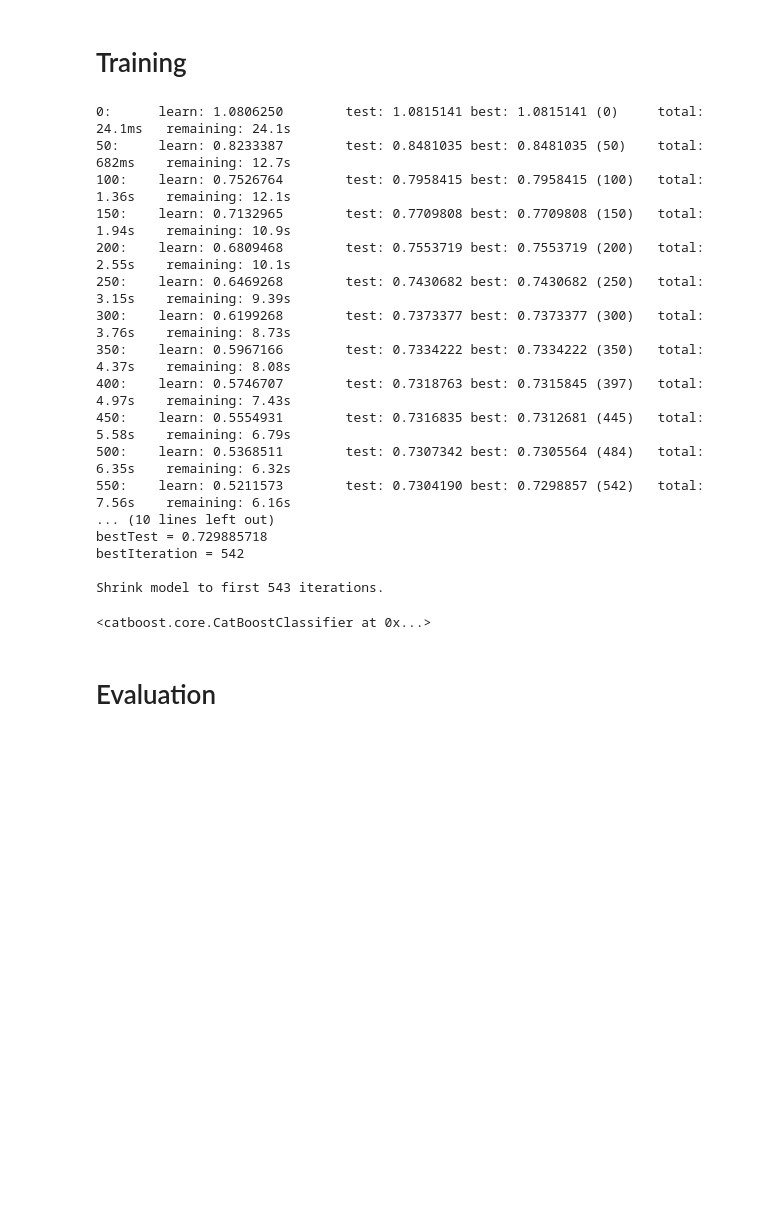
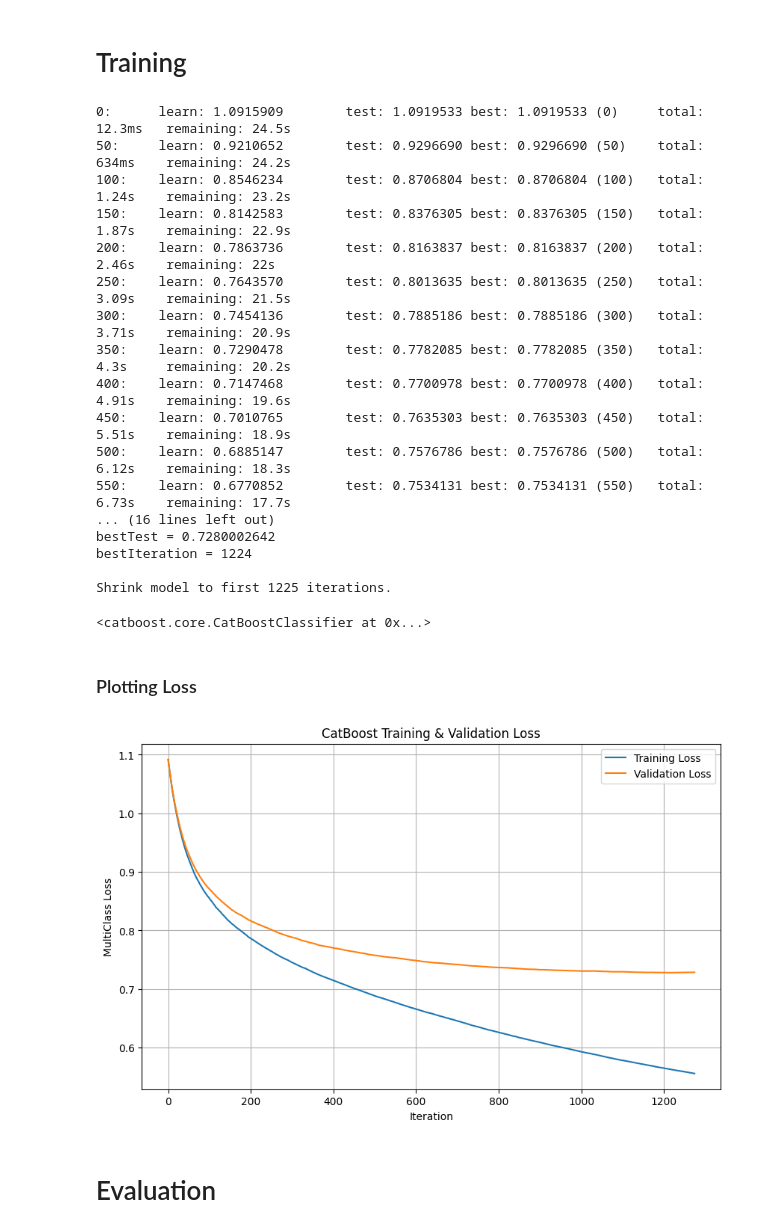
Before and after one commit to Venura-Shiromal/NASA-Space-Apps-2025, a Jupyter notebook: TOI_ClassificationModel.ipynb, the cells around one changed output. Drawn from its saved outputs; the diff is of its cells as text; code cells hidden in the pictures; blank space fills up the shorter version.

```diff
--- a/TOI_ClassificationModel.ipynb
+++ b/TOI_ClassificationModel.ipynb
@@ -114,9 +114,9 @@ class_weights = dict(zip(classes, weights))
 # %% [markdown]
 ### Parameters
 # %%
-max_ite = 1000
+max_ite = 2000
 dep = 6
-l_rate = 0.05
+l_rate = 0.02
 # %%
 model = CatBoostClassifier(
     iterations=max_ite,
@@ -124,6 +124,8 @@ model = CatBoostClassifier(
     learning_rate=l_rate,
     loss_function="MultiClass",
     eval_metric="MultiClass",
+    l2_leaf_reg=5,
+    early_stopping_rounds=50,
     random_seed=42,
     verbose=50,
     class_weights=class_weights
@@ -133,24 +135,44 @@ model = CatBoostClassifier(
 # %%
 model.fit(X_train, y_train, eval_set=(X_test, y_test))
 # %% [output]
-0:      learn: 1.0806250        test: 1.0815141 best: 1.0815141 (0)     total: 24.1ms   remaining: 24.1s
-50:     learn: 0.8233387        test: 0.8481035 best: 0.8481035 (50)    total: 682ms    remaining: 12.7s
-100:    learn: 0.7526764        test: 0.7958415 best: 0.7958415 (100)   total: 1.36s    remaining: 12.1s
-150:    learn: 0.7132965        test: 0.7709808 best: 0.7709808 (150)   total: 1.94s    remaining: 10.9s
-200:    learn: 0.6809468        test: 0.7553719 best: 0.7553719 (200)   total: 2.55s    remaining: 10.1s
-250:    learn: 0.6469268        test: 0.7430682 best: 0.7430682 (250)   total: 3.15s    remaining: 9.39s
-300:    learn: 0.6199268        test: 0.7373377 best: 0.7373377 (300)   total: 3.76s    remaining: 8.73s
-350:    learn: 0.5967166        test: 0.7334222 best: 0.7334222 (350)   total: 4.37s    remaining: 8.08s
-400:    learn: 0.5746707        test: 0.7318763 best: 0.7315845 (397)   total: 4.97s    remaining: 7.43s
-450:    learn: 0.5554931        test: 0.7316835 best: 0.7312681 (445)   total: 5.58s    remaining: 6.79s
-500:    learn: 0.5368511        test: 0.7307342 best: 0.7305564 (484)   total: 6.35s    remaining: 6.32s
-550:    learn: 0.5211573        test: 0.7304190 best: 0.7298857 (542)   total: 7.56s    remaining: 6.16s
-... (10 lines left out)
-bestTest = 0.729885718
-bestIteration = 542
+0:      learn: 1.0915909        test: 1.0919533 best: 1.0919533 (0)     total: 12.3ms   remaining: 24.5s
+50:     learn: 0.9210652        test: 0.9296690 best: 0.9296690 (50)    total: 634ms    remaining: 24.2s
+100:    learn: 0.8546234        test: 0.8706804 best: 0.8706804 (100)   total: 1.24s    remaining: 23.2s
+150:    learn: 0.8142583        test: 0.8376305 best: 0.8376305 (150)   total: 1.87s    remaining: 22.9s
+200:    learn: 0.7863736        test: 0.8163837 best: 0.8163837 (200)   total: 2.46s    remaining: 22s
+250:    learn: 0.7643570        test: 0.8013635 best: 0.8013635 (250)   total: 3.09s    remaining: 21.5s
+300:    learn: 0.7454136        test: 0.7885186 best: 0.7885186 (300)   total: 3.71s    remaining: 20.9s
+350:    learn: 0.7290478        test: 0.7782085 best: 0.7782085 (350)   total: 4.3s     remaining: 20.2s
+400:    learn: 0.7147468        test: 0.7700978 best: 0.7700978 (400)   total: 4.91s    remaining: 19.6s
+450:    learn: 0.7010765        test: 0.7635303 best: 0.7635303 (450)   total: 5.51s    remaining: 18.9s
+500:    learn: 0.6885147        test: 0.7576786 best: 0.7576786 (500)   total: 6.12s    remaining: 18.3s
+550:    learn: 0.6770852        test: 0.7534131 best: 0.7534131 (550)   total: 6.73s    remaining: 17.7s
+... (16 lines left out)
+bestTest = 0.7280002642
+bestIteration = 1224
 
-Shrink model to first 543 iterations.
+Shrink model to first 1225 iterations.
 <catboost.core.CatBoostClassifier at 0x...>
+# %% [markdown]
+### Plotting Loss
+# %%
+evals_result = model.get_evals_result()
+
+train_loss = evals_result['learn']['MultiClass']
+valid_loss = evals_result['validation']['MultiClass']
+
+# Plot
+plt.figure(figsize=(10,6))
+plt.plot(train_loss, label='Training Loss')
+plt.plot(valid_loss, label='Validation Loss')
+plt.xlabel('Iteration')
+plt.ylabel('MultiClass Loss')
+plt.title('CatBoost Training & Validation Loss')
+plt.legend()
+plt.grid(True)
+plt.show()
+# %% [output]
+[figure, added]
 # %% [markdown]
 # Evaluation
 # %%
```
Also changed, not shown: parts of 2 cells of this notebook.
